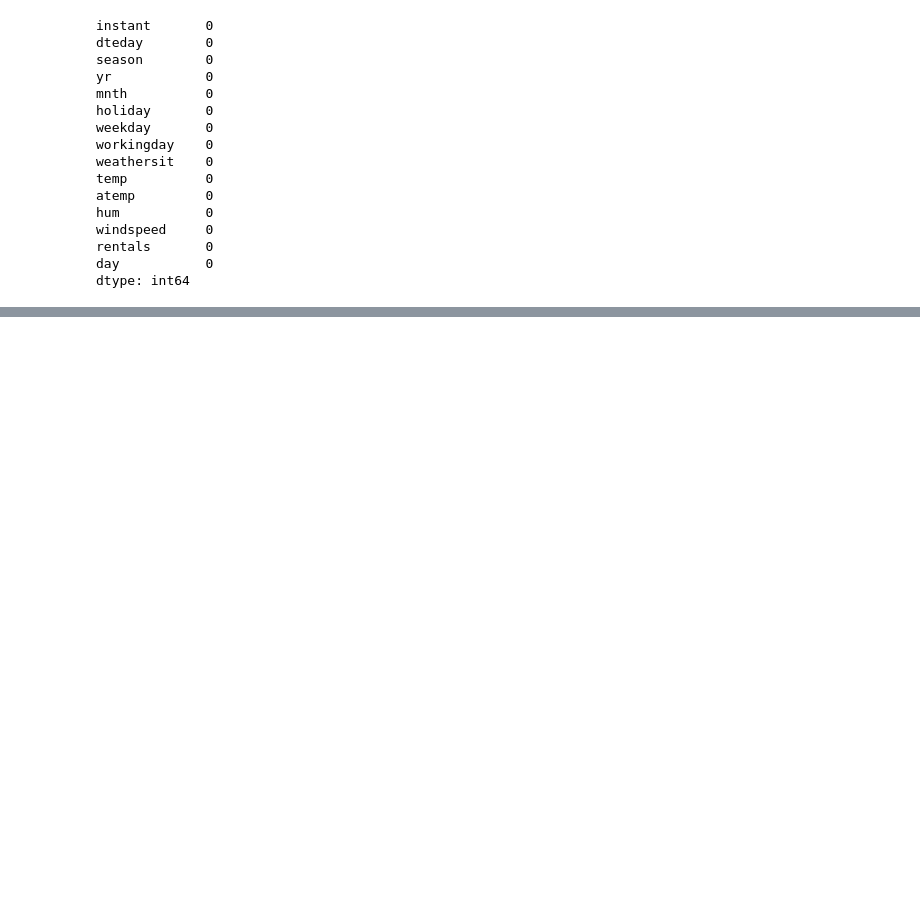
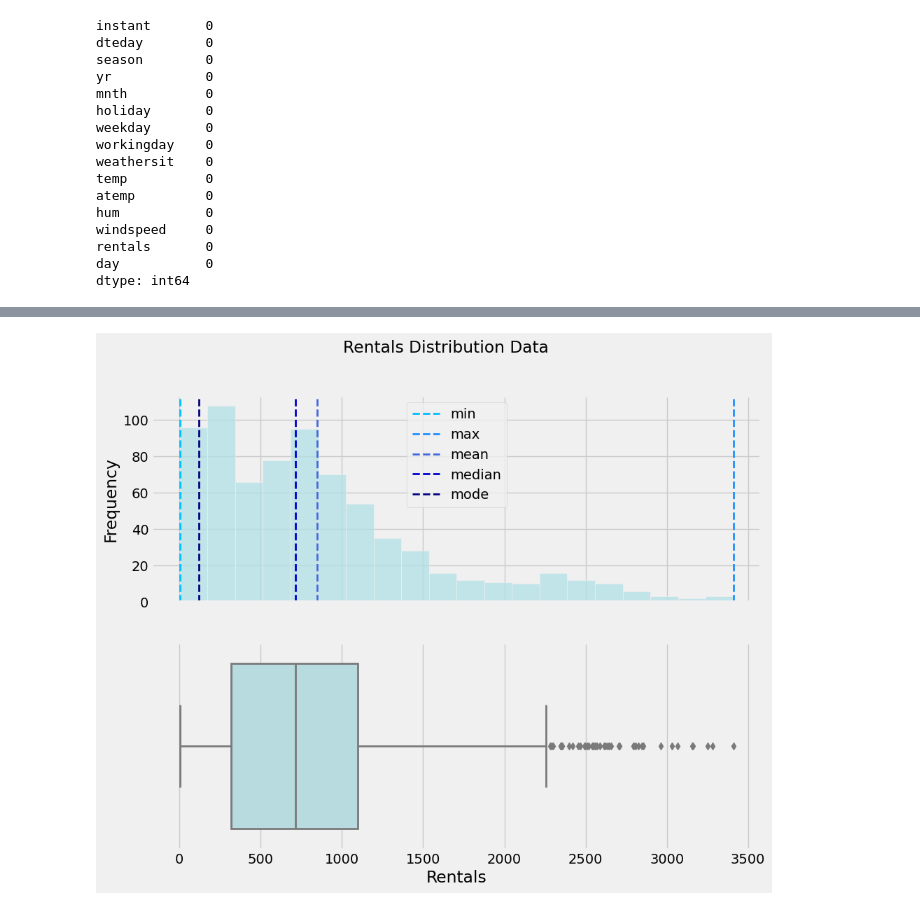
Before and after one commit to JacquesLeen/azure, a Jupyter notebook: Azure_ML_Cloud/01_Create_ML_Models_in_Azure/0104_Regression_Models.ipynb, the cells around one changed output, grey strips where cells are left out. Cells and saved outputs as stored; diff of their text form; code cells hidden in the pictures; blank space fills up the shorter version.

```diff
--- a/Azure_ML_Cloud/01_Create_ML_Models_in_Azure/0104_Regression_Models.ipynb
+++ b/Azure_ML_Cloud/01_Create_ML_Models_in_Azure/0104_Regression_Models.ipynb
@@ -110,0 +137,4 @@ dtype: int64
+# %%
+fig = tools.show_distribution(bike_data, 'rentals')
+# %% [output]
+[figure, added]
```
Also changed, not shown: parts of 29 cells of this notebook, 1 other file.
